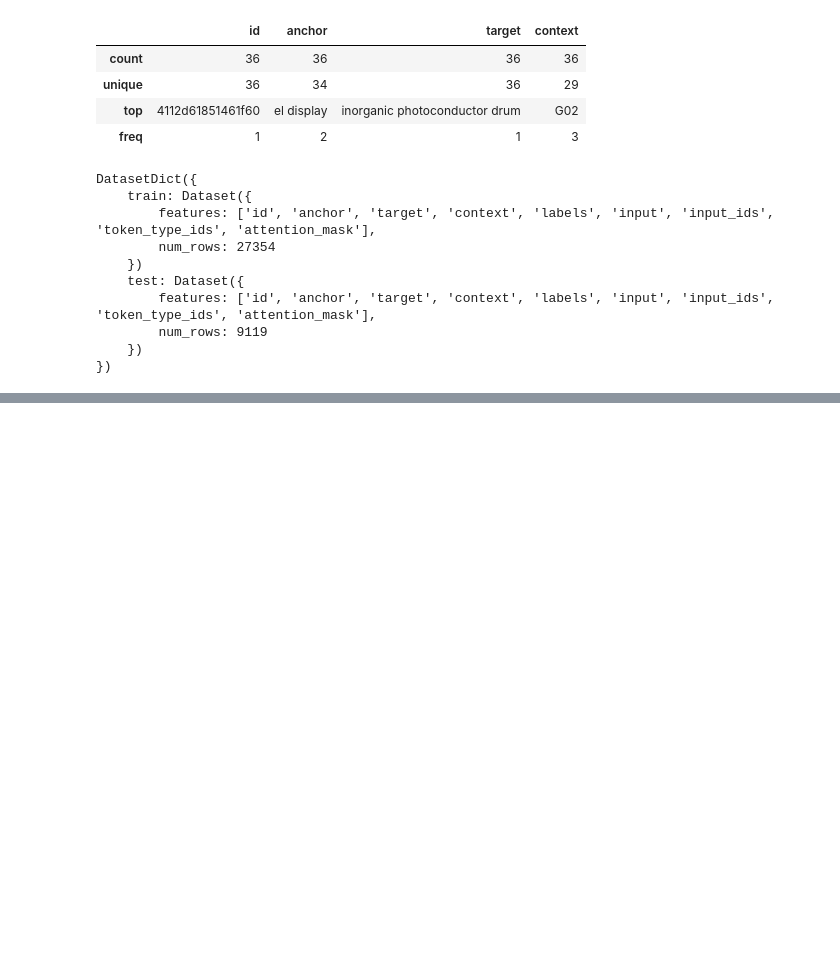
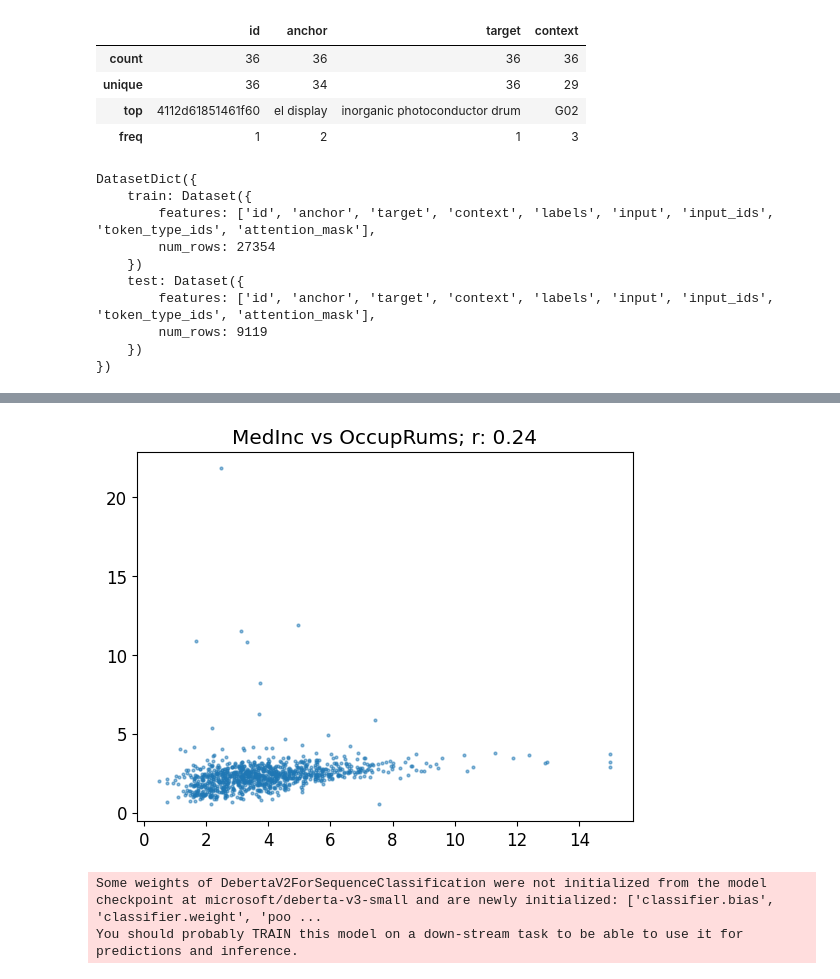
Before and after one commit to atozncoder/ai, a Jupyter notebook: CourseClass4.ipynb, the cells around one changed output, grey strips where cells are left out. Cells and saved outputs as stored; diff of their text form; code cells hidden in the pictures; blank space fills up the shorter version.

```diff
--- a/CourseClass4.ipynb
+++ b/CourseClass4.ipynb
@@ -192,0 +249,6 @@ DatasetDict({
+# %%
+housing['OccupRums'] = (housing.AveRooms+housing.AveBedrms)/housing.AveOccup
+# %%
+show_corr(housing, 'MedInc', 'OccupRums')
+# %% [output]
+[figure, added]
@@ -192,0 +271,7 @@ DatasetDict({
+# %%
+model = AutoModelForSequenceClassification.from_pretrained(model_nm, num_labels=1)
+trainer = Trainer(model, args, train_dataset=dds['train'], eval_dataset=dds['test'],
+                  tokenizer=tokz, compute_metrics=corr_d)
+# %% [output]
+Some weights of DebertaV2ForSequenceClassification were not initialized from the model checkpoint at microsoft/deberta-v3-small and are newly initialized: ['classifier.bias', 'classifier.weight', 'poo ...
+You should probably TRAIN this model on a down-stream task to be able to use it for predictions and inference.
```
Also changed, not shown: parts of 22 cells of this notebook.
